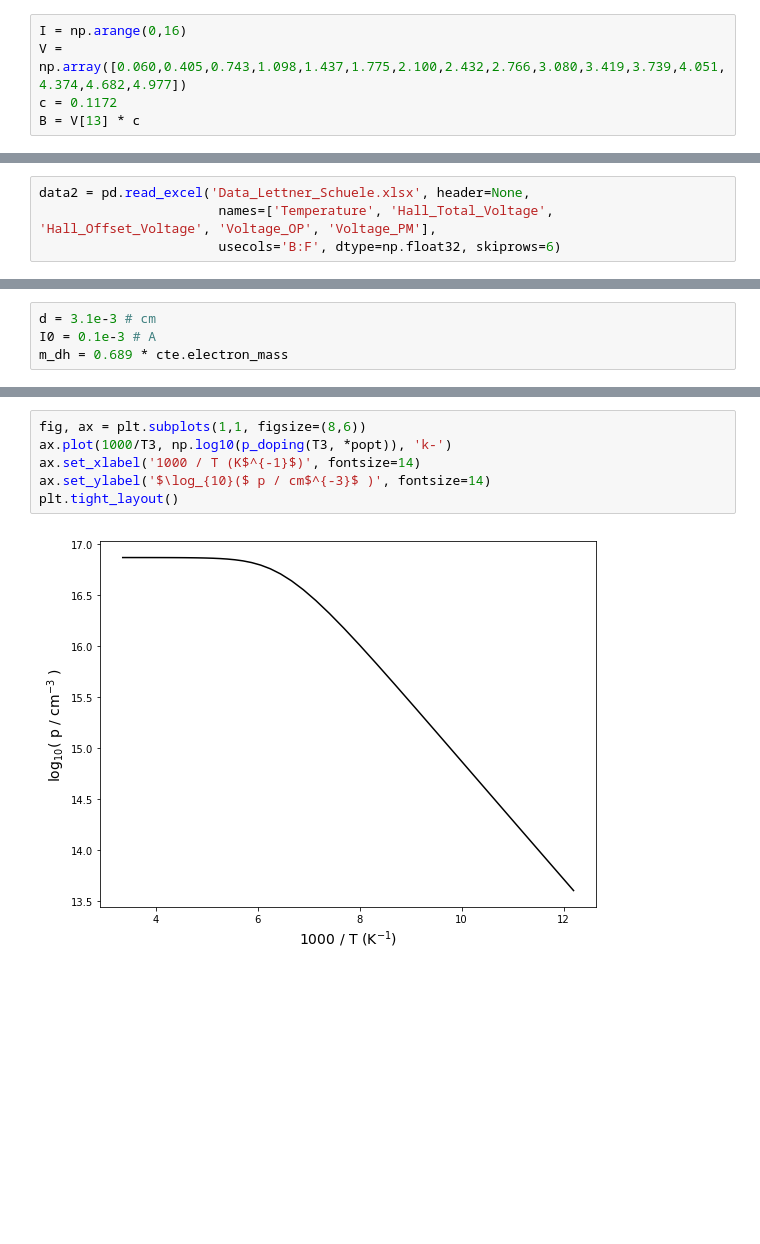
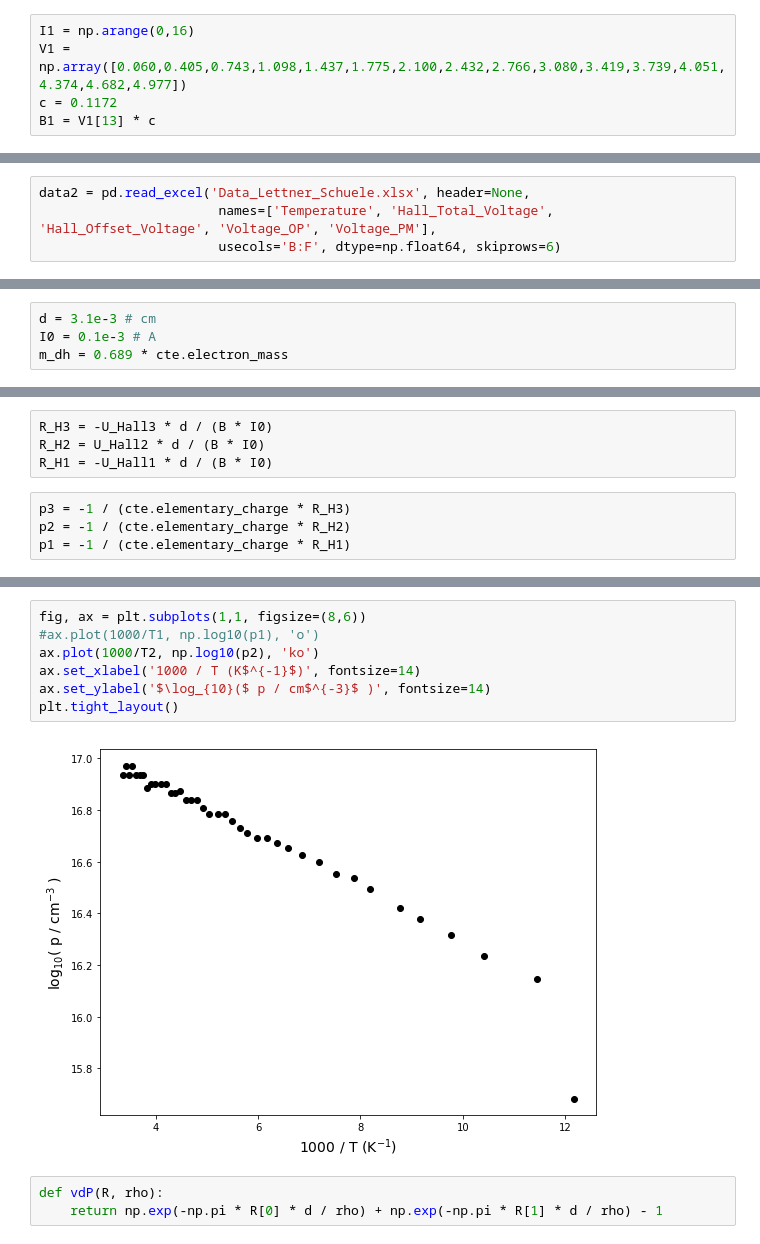
Before and after one commit to iyanmv/APL_ws18-19, a Jupyter notebook: Hall/Hall_effect.ipynb, the cells around one changed output, grey strips where cells are left out. Drawn from its saved outputs; the diff is of its cells as text; blank space fills up the shorter version.

```diff
--- a/Hall/Hall_effect.ipynb
+++ b/Hall/Hall_effect.ipynb
@@ -12,7 +18,7 @@ import pandas as pd
 # %% [markdown]
 Calibration of magnetic sensor is: 0.1172 T/mV at 10 mA
 # %%
-I = np.arange(0,16)
-V = np.array([0.060,0.405,0.743,1.098,1.437,1.775,2.100,2.432,2.766,3.080,3.419,3.739,4.051,4.374,4.682,4.977])
+I1 = np.arange(0,16)
+V1 = np.array([0.060,0.405,0.743,1.098,1.437,1.775,2.100,2.432,2.766,3.080,3.419,3.739,4.051,4.374,4.682,4.977])
 c = 0.1172
-B = V[13] * c
+B1 = V1[13] * c
@@ -109,7 +123,7 @@ Data from other group
 # %%
 data2 = pd.read_excel('Data_Lettner_Schuele.xlsx', header=None,
                        names=['Temperature', 'Hall_Total_Voltage', 'Hall_Offset_Voltage', 'Voltage_OP', 'Voltage_PM'],
-                       usecols='B:F', dtype=np.float32, skiprows=6)
+                       usecols='B:F', dtype=np.float64, skiprows=6)
 # %%
 data2.head()
 # %% [output]
@@ -294,0 +268,8 @@ array([2.05087657e+24, 2.16444789e+24, 2.35821018e+24, 2.55743234e+24,
+# %%
+R_H3 = -U_Hall3 * d / (B * I0)
+R_H2 = U_Hall2 * d / (B * I0)
+R_H1 = -U_Hall1 * d / (B * I0)
+# %%
+p3 = -1 / (cte.elementary_charge * R_H3)
+p2 = -1 / (cte.elementary_charge * R_H2)
+p1 = -1 / (cte.elementary_charge * R_H1)
@@ -306,8 +304,12 @@ print(perr)
 # %%
 fig, ax = plt.subplots(1,1, figsize=(8,6))
-ax.plot(1000/T3, np.log10(p_doping(T3, *popt)), 'k-')
+#ax.plot(1000/T1, np.log10(p1), 'o')
+ax.plot(1000/T2, np.log10(p2), 'ko')
 ax.set_xlabel('1000 / T (K$^{-1}$)', fontsize=14)
 ax.set_ylabel('$\log_{10}($ p / cm$^{-3}$ )', fontsize=14)
 plt.tight_layout()
 # %% [output]
-[figure, old version]
+[figure, new version]
+# %%
+def vdP(R, rho):
+    return np.exp(-np.pi * R[0] * d / rho) + np.exp(-np.pi * R[1] * d / rho) - 1
```
Also changed, not shown: parts of 44 cells of this notebook, 14 other files.
